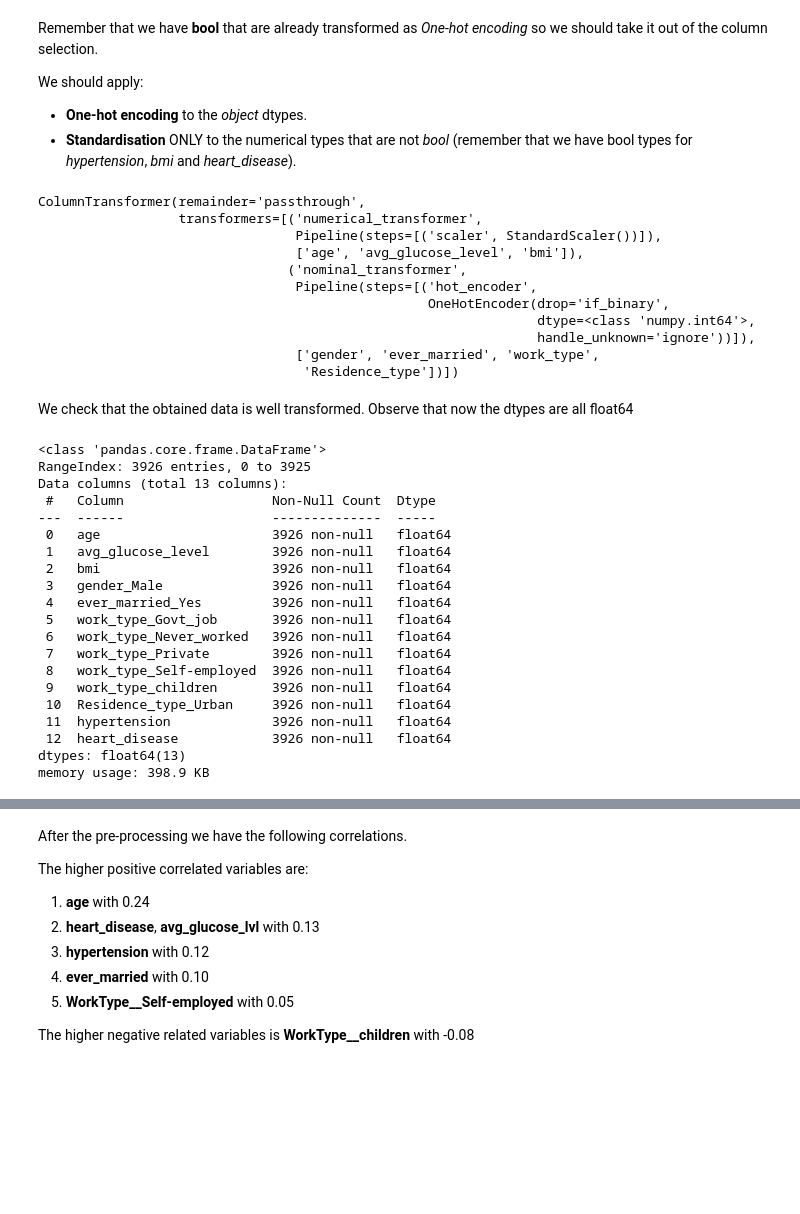
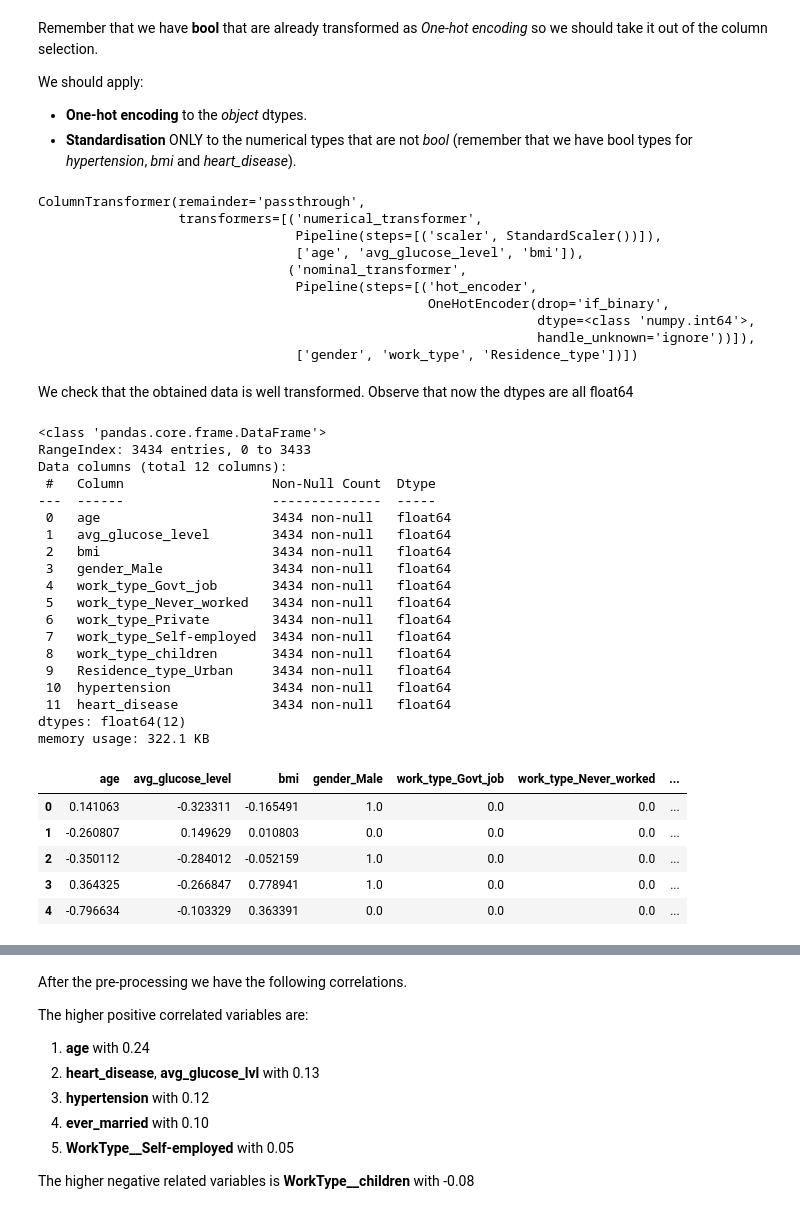
Before and after one commit to zBotta/strokesML, a Jupyter notebook: notebooks/strokes_ml.ipynb, the cells around one changed output, grey strips where cells are left out. Drawn from its saved outputs; the diff is of its cells as text; code cells hidden in the pictures; blank space fills up the shorter version.

```diff
--- a/notebooks/strokes_ml.ipynb
+++ b/notebooks/strokes_ml.ipynb
@@ -1008,6 +1054,7 @@ def get_preprocessor_cat_names(preprocessor):
 # %%
 preprocessor_train = one_hot_and_std_transformation(X_train)
 preprocessor_test = one_hot_and_std_transformation(X_test)
+preprocessor_val = one_hot_and_std_transformation(X_val)
 preprocessor_train
 # %% [output]
 ColumnTransformer(remainder='passthrough',
@@ -1019,8 +1066,7 @@ ColumnTransformer(remainder='passthrough',
                                                   OneHotEncoder(drop='if_binary',
                                                                 dtype=<class 'numpy.int64'>,
                                                                 handle_unknown='ignore'))]),
-                                 ['gender', 'ever_married', 'work_type',
-                                  'Residence_type'])])
+                                 ['gender', 'work_type', 'Residence_type'])])
 # %%
 X_train_preproc = preprocessor_train.transform(X_train)
 X_test_preproc = preprocessor_test.transform(X_test)
@@ -1031,26 +1078,34 @@ var_cols = get_preprocessor_col_names(preprocessor_train)
 cat_names = get_preprocessor_cat_names(preprocessor_train)
 df_transf_x_train = pd.DataFrame(X_train_preproc, columns=var_cols)
 df_transf_x_test = pd.DataFrame(X_test_preproc, columns=var_cols)
-
+df_transf_x_val = pd.DataFrame(X_val_preproc, columns=var_cols)
 df_transf_x_train.info()
 # %% [output]
 <class 'pandas.core.frame.DataFrame'>
-RangeIndex: 3926 entries, 0 to 3925
-Data columns (total 13 columns):
+RangeIndex: 3434 entries, 0 to 3433
+Data columns (total 12 columns):
  #   Column                   Non-Null Count  Dtype
 ---  ------                   --------------  -----
- 0   age                      3926 non-null   float64
- 1   avg_glucose_level        3926 non-null   float64
- 2   bmi                      3926 non-null   float64
- 3   gender_Male              3926 non-null   float64
- 4   ever_married_Yes         3926 non-null   float64
- 5   work_type_Govt_job       3926 non-null   float64
- 6   work_type_Never_worked   3926 non-null   float64
- 7   work_type_Private        3926 non-null   float64
- 8   work_type_Self-employed  3926 non-null   float64
- 9   work_type_children       3926 non-null   float64
- 10  Residence_type_Urban     3926 non-null   float64
- 11  hypertension             3926 non-null   float64
- 12  heart_disease            3926 non-null   float64
-dtypes: float64(13)
-memory usage: 398.9 KB
+ 0   age                      3434 non-null   float64
+ 1   avg_glucose_level        3434 non-null   float64
+ 2   bmi                      3434 non-null   float64
+ 3   gender_Male              3434 non-null   float64
+ 4   work_type_Govt_job       3434 non-null   float64
+ 5   work_type_Never_worked   3434 non-null   float64
+ 6   work_type_Private        3434 non-null   float64
+ 7   work_type_Self-employed  3434 non-null   float64
+ 8   work_type_children       3434 non-null   float64
+ 9   Residence_type_Urban     3434 non-null   float64
+ 10  hypertension             3434 non-null   float64
+ 11  heart_disease            3434 non-null   float64
+dtypes: float64(12)
+memory usage: 322.1 KB
+# %%
+df_transf_x_train.head(5)
+# %% [output]
+|  | age | avg_glucose_level | bmi | gender_Male | work_type_Govt_job | work_type_Never_worked | ... |
+| 0 | 0.141063 | -0.323311 | -0.165491 | 1.0 | 0.0 | 0.0 | ... |
+| 1 | -0.260807 | 0.149629 | 0.010803 | 0.0 | 0.0 | 0.0 | ... |
+| 2 | -0.350112 | -0.284012 | -0.052159 | 1.0 | 0.0 | 0.0 | ... |
+| 3 | 0.364325 | -0.266847 | 0.778941 | 1.0 | 0.0 | 0.0 | ... |
+| 4 | -0.796634 | -0.103329 | 0.363391 | 0.0 | 0.0 | 0.0 | ... |
```
Also changed, not shown: parts of 111 cells of this notebook, 4 other files.
